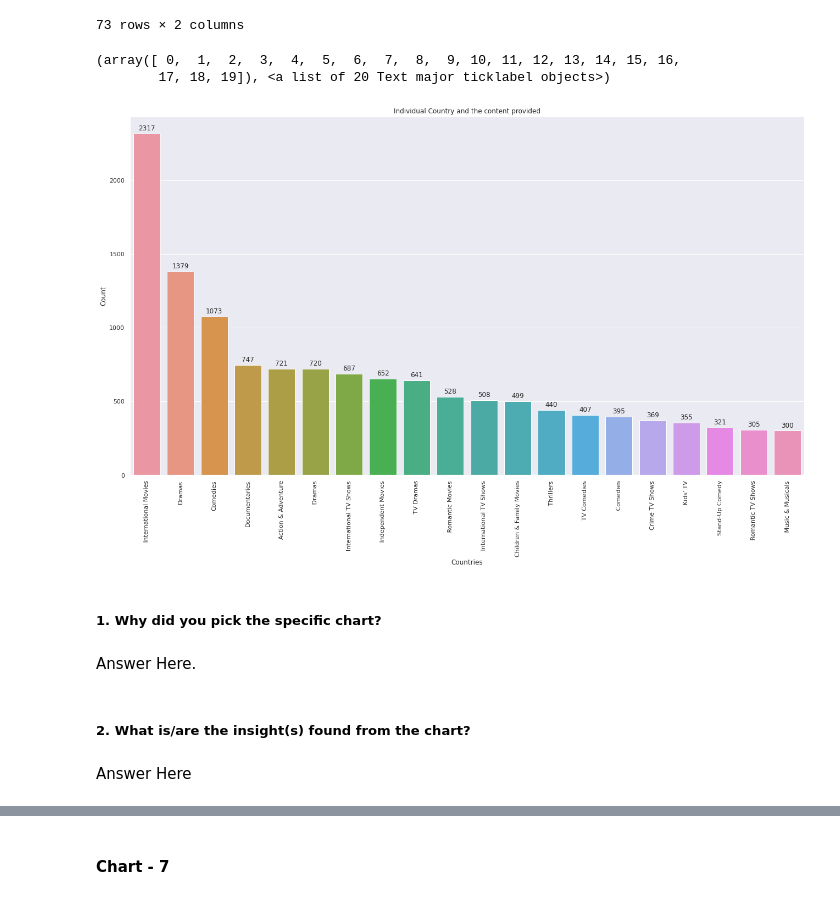
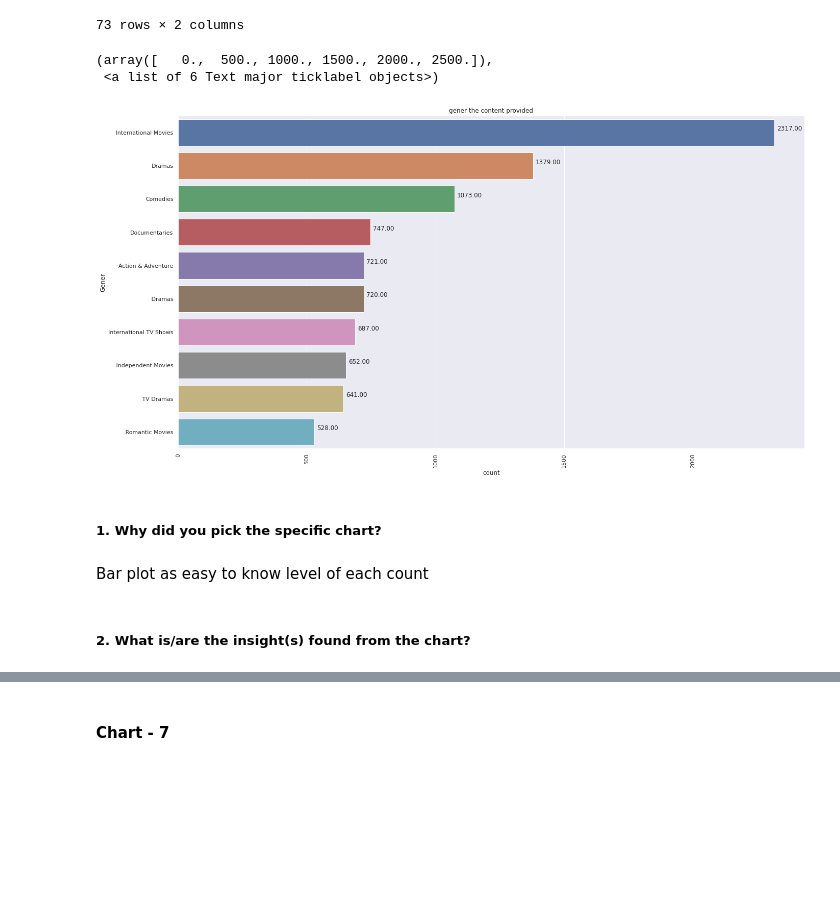
Before and after one commit to Imrgit93/UNS_Netflix-Movies-and-TV-Show-Clustering, a Jupyter notebook: UNS_Netflix_Movies_and_TV_Show_Clustering.ipynb, the cells around one changed output, grey strips where cells are left out. Saved outputs shown, nothing was run; the diff lists cells and outputs as text; code cells hidden in the pictures; blank space fills up the shorter version.

```diff
--- a/UNS_Netflix_Movies_and_TV_Show_Clustering.ipynb
+++ b/UNS_Netflix_Movies_and_TV_Show_Clustering.ipynb
@@ -607,18 +618,0 @@ T_C
-# %%
-# Figure Size
-fig, ax = plt.subplots(figsize =(12, 8))
-# Horizontal Bar Plot
-ax.barh(T_C['country'].iloc[0:15], T_C['count'].iloc[0:15])
-# Show top values
-ax.invert_yaxis()
-# Add annotation to bars
-for i in ax.patches:
-    plt.text(i.get_width()+0.2, i.get_y()+0.5,
-             str(round((i.get_width()), 2)),
-             fontsize = 10, fontweight ='bold',
-             color ='grey')
-# Add Plot Title
-ax.set_title('Most number of movies country wise',
-             loc ='left', )
-# Show Plot
-plt.show()
@@ -700,24 +702,23 @@ gener_df1
 | 72 | LGBTQ Movies | 1 |
 73 rows × 2 columns
 # %%
-#ploting the actors
+#ploting the top geners
 plt.figure(figsize=(22,12))
-p = sns.barplot(x='index',y=0,data=gener_df1[0:20])
-for i in p.patches:
-  p.annotate(format(i.get_height(), '.0f'), (i.get_x() + i.get_width() / 2., i.get_height()), ha = 'center', va = 'center', xytext = (0, 10), textcoords = 'offset points')
-plt.title('Individual Country and the content provided')
-plt.xlabel('Countries')
-plt.ylabel('Count')
+ax = sns.barplot(x=0,y= 'index',data=gener_df1[0:10], orient='h')
+for p in ax.patches:
+    ax.annotate("%.2f" % p.get_width(), (p.get_x() + p.get_width(), p.get_y() + 0.5),
+                xytext=(5, 10), textcoords='offset points')
+plt.title('gener the content provided')
+plt.xlabel('count')
+plt.ylabel('Gener')
 plt.xticks(rotation=90)
 # %% [output]
-(array([ 0,  1,  2,  3,  4,  5,  6,  7,  8,  9, 10, 11, 12, 13, 14, 15, 16,
-        17, 18, 19]), <a list of 20 Text major ticklabel objects>)
+(array([   0.,  500., 1000., 1500., 2000., 2500.]),
+ <a list of 6 Text major ticklabel objects>)
-[figure, old version]
+[figure, new version]
 # %% [markdown]
 ##### 1. Why did you pick the specific chart?
-# %% [markdown]
-Answer Here.
+# %% [markdown]
+Bar plot as easy to know level of each count
 # %% [markdown]
 ##### 2. What is/are the insight(s) found from the chart?
-# %% [markdown]
-Answer Here
```
Also changed, not shown: parts of 64 cells of this notebook.
